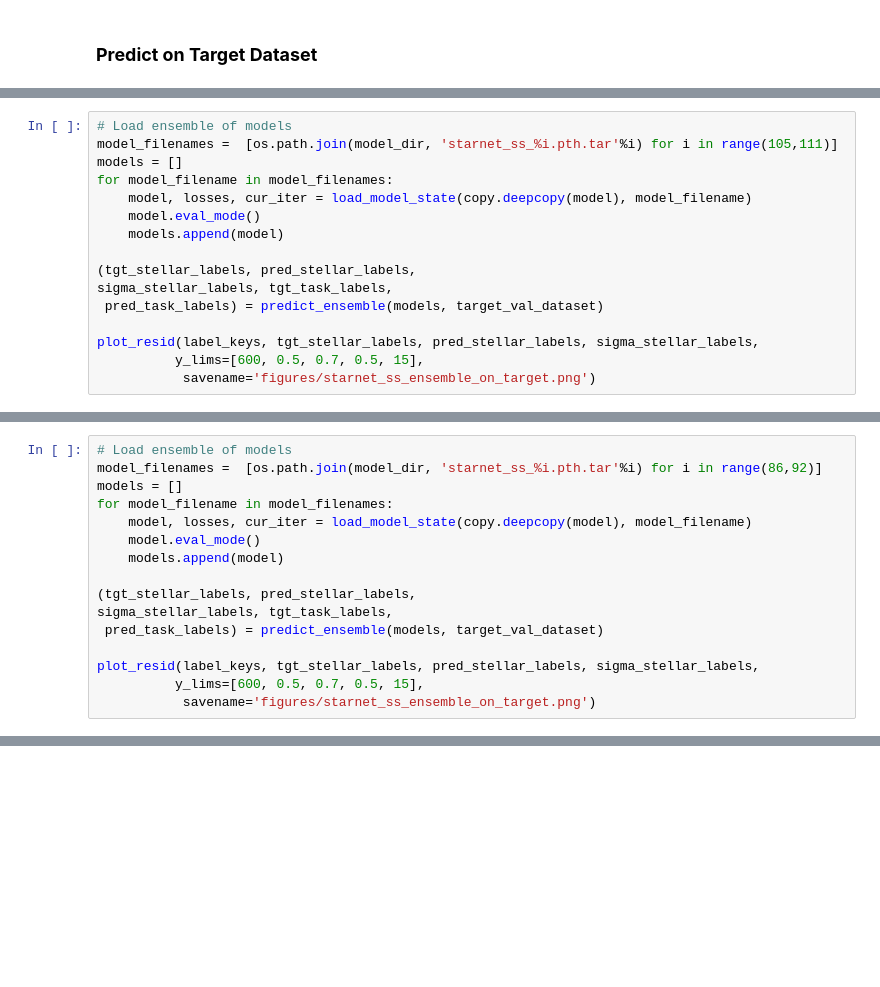
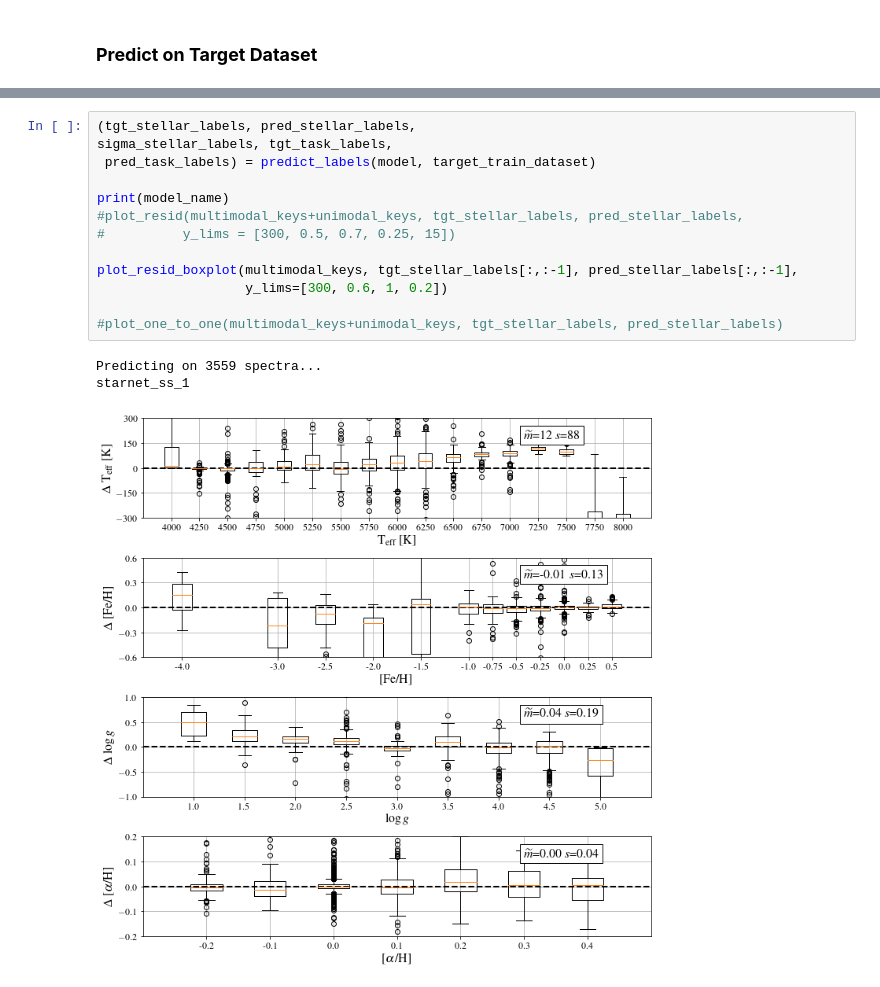
Before and after one commit to mkim0029/StarNet_SS, a Jupyter notebook: test_starnet_ss.ipynb, the cells around one changed output, grey strips where cells are left out. Saved outputs shown, nothing was run; the diff lists cells and outputs as text; blank space fills up the shorter version.

```diff
--- a/test_starnet_ss.ipynb
+++ b/test_starnet_ss.ipynb
@@ -345,16 +180,0 @@ Loading saved model to continue training...
-# %%
-# Load ensemble of models
-model_filenames =  [os.path.join(model_dir, 'starnet_ss_%i.pth.tar'%i) for i in range(105,111)]
-models = []
-for model_filename in model_filenames:
-    model, losses, cur_iter = load_model_state(copy.deepcopy(model), model_filename)
-    model.eval_mode()
-    models.append(model)
-
-(tgt_stellar_labels, pred_stellar_labels,
-sigma_stellar_labels, tgt_task_labels,
- pred_task_labels) = predict_ensemble(models, target_val_dataset)
-
-plot_resid(label_keys, tgt_stellar_labels, pred_stellar_labels, sigma_stellar_labels,
-          y_lims=[600, 0.5, 0.7, 0.5, 15],
-           savename='figures/starnet_ss_ensemble_on_target.png')
@@ -374,16 +180,0 @@ Starting fresh model to train...
-# %%
-# Load ensemble of models
-model_filenames =  [os.path.join(model_dir, 'starnet_ss_%i.pth.tar'%i) for i in range(86,92)]
-models = []
-for model_filename in model_filenames:
-    model, losses, cur_iter = load_model_state(copy.deepcopy(model), model_filename)
-    model.eval_mode()
-    models.append(model)
-
-(tgt_stellar_labels, pred_stellar_labels,
-sigma_stellar_labels, tgt_task_labels,
- pred_task_labels) = predict_ensemble(models, target_val_dataset)
-
-plot_resid(label_keys, tgt_stellar_labels, pred_stellar_labels, sigma_stellar_labels,
-          y_lims=[600, 0.5, 0.7, 0.5, 15],
-           savename='figures/starnet_ss_ensemble_on_target.png')
@@ -579,0 +181,17 @@ plot_one_to_one(label_keys, tgt_stellar_labels, pred_stellar_labels, model.est_u
+# %%
+(tgt_stellar_labels, pred_stellar_labels,
+sigma_stellar_labels, tgt_task_labels,
+ pred_task_labels) = predict_labels(model, target_train_dataset)
+
+print(model_name)
+#plot_resid(multimodal_keys+unimodal_keys, tgt_stellar_labels, pred_stellar_labels,
+#          y_lims = [300, 0.5, 0.7, 0.25, 15])
+
+plot_resid_boxplot(multimodal_keys, tgt_stellar_labels[:,:-1], pred_stellar_labels[:,:-1],
+                   y_lims=[300, 0.6, 1, 0.2])
+
+#plot_one_to_one(multimodal_keys+unimodal_keys, tgt_stellar_labels, pred_stellar_labels)
+# %% [output]
+Predicting on 3559 spectra...
+starnet_ss_1
+[figure, added]
```
Also changed, not shown: parts of 32 cells of this notebook.
